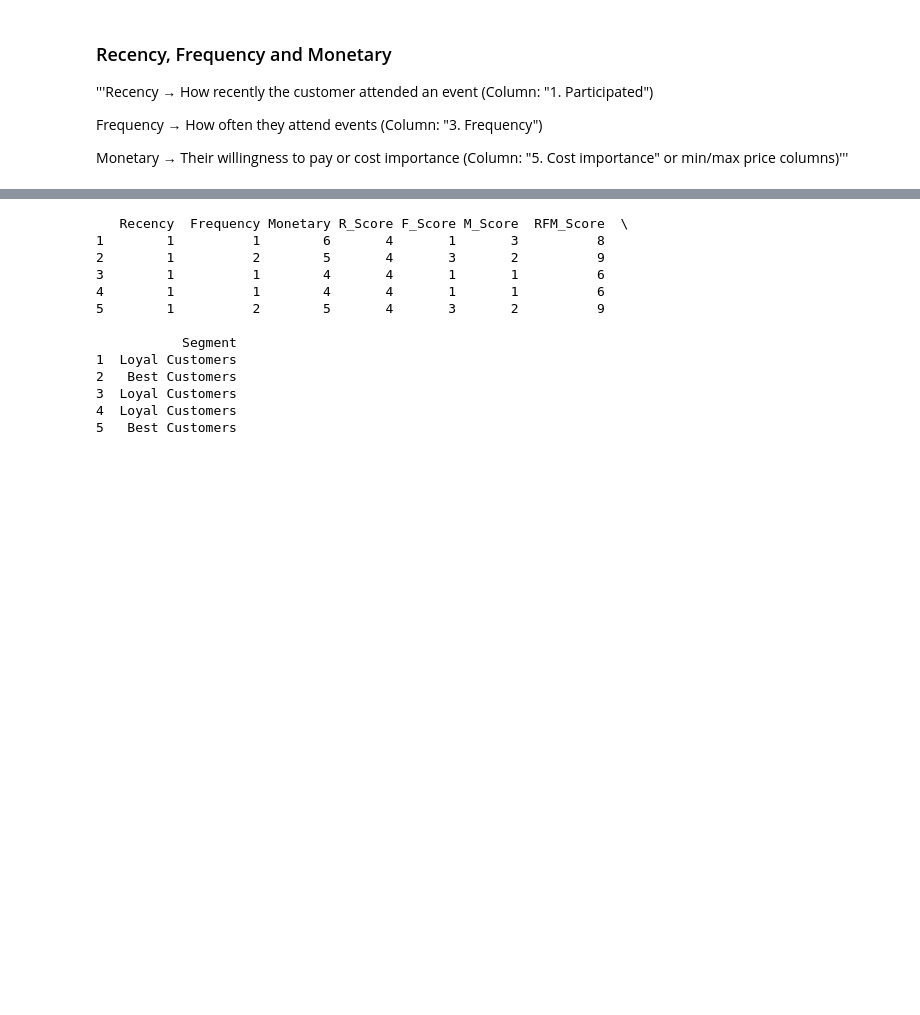
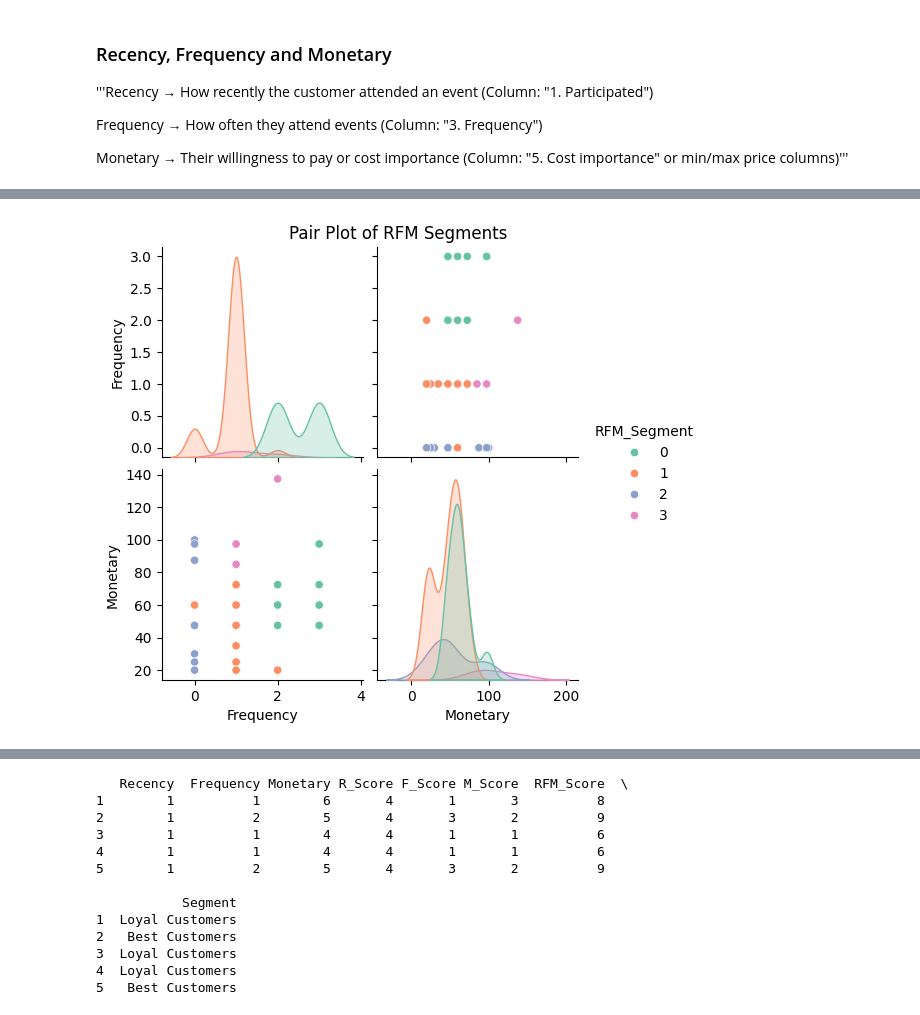
Before and after one commit to hmente/marketing-analytics-gp, a Jupyter notebook: main.ipynb, the cells around one changed output, grey strips where cells are left out. Cells and saved outputs as stored; diff of their text form; code cells hidden in the pictures; blank space fills up the shorter version.

```diff
--- a/main.ipynb
+++ b/main.ipynb
@@ -279,0 +318,7 @@ rfm_scaled = scaler.fit_transform(rfm)
+# %%
+# Additional Visualization 1: Pair Plot to Observe Clusters
+sns.pairplot(rfm, vars=['Frequency', 'Monetary'], hue='RFM_Segment', palette='Set2')
+plt.suptitle('Pair Plot of RFM Segments', y=1.02)
+plt.show()
+# %% [output]
+[figure, added]
```
Also changed, not shown: parts of 8 cells of this notebook, 1 other file.
